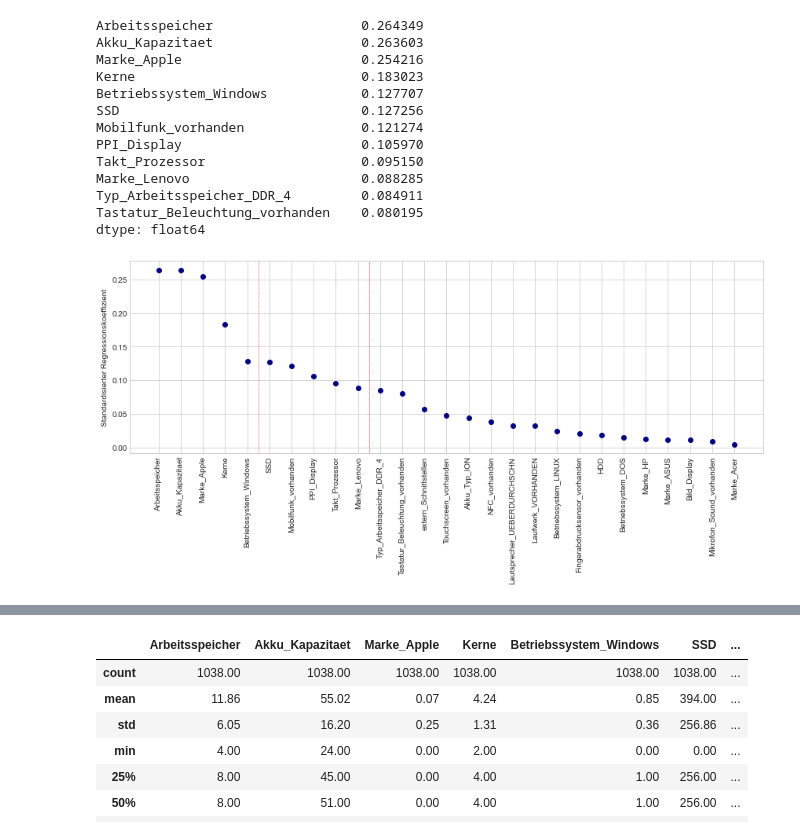
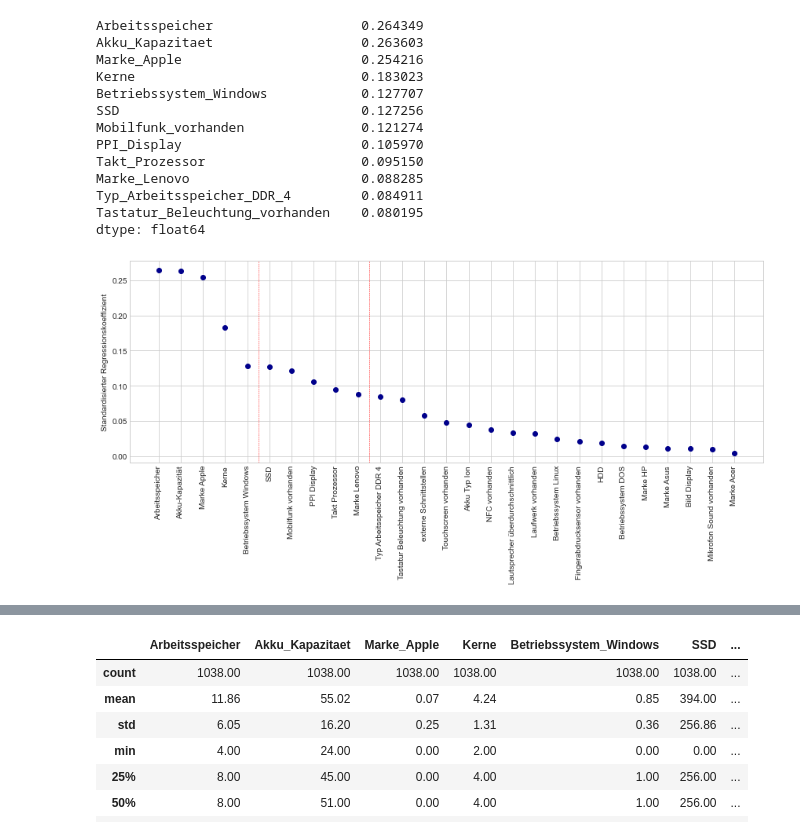
Before and after one commit to Zin9zan9/Stat_Seminar, a Jupyter notebook: ols_prep.ipynb, the cells around one changed output, grey strips where cells are left out. Saved outputs shown, nothing was run; the diff lists cells and outputs as text; code cells hidden in the pictures.

```diff
--- a/ols_prep.ipynb
+++ b/ols_prep.ipynb
@@ -180,25 +228,33 @@ dtype: float64
 # %%
 # plt.style.use('ggplot')
 plt.style.use('seaborn-whitegrid')
 # Sort the standardized_coefs in descending order
 sorted_coefs = standardized_coefs.sort_values(ascending=False)
+sorted_coefs = sorted_coefs.rename(lambda x: x.replace('_', ' '))
+sorted_coefs = sorted_coefs.rename({'Akku Typ ION': 'Akku Typ Ion',
+                                    'Lautsprecher UEBERDURCHSCHN': 'Lautsprecher überdurchschnittlich',
+                                    'Laufwerk VORHANDEN': 'Laufwerk vorhanden',
+                                    'Betriebssystem LINUX': 'Betriebssystem Linux',
+                                    'Marke ASUS': 'Marke Asus',
+                                    'Akku Kapazitaet': 'Akku-Kapazität',
+                                    'extern Schnittstellen': 'externe Schnittstellen'})
 
 # Plot the absolute values of coefficients as points with labels
 plt.figure(figsize=(12, 6))
 plt.scatter(sorted_coefs.index, sorted_coefs.values, marker='o', color='darkblue')
 plt.ylabel('Standardisierter Regressionskoeffizient')
 plt.xticks(rotation=90)
 
 # Add labels to each point
 # for i, (variable, coef) in enumerate(zip(sorted_coefs.index, sorted_coefs.values)):
 #     plt.text(i, coef, f'{variable}\n{coef:.3f}', ha='center', va='bottom', rotation=45, fontsize=8)
 
 plt.axvline(x=4.5, color='red', linestyle='--', linewidth = 0.5)
 plt.axvline(x=9.5, color='red', linestyle='--', linewidth = 0.5)
 
 plt.grid(True)
 plt.tight_layout()
 plt.savefig('std_regressionskoeffizienten.pdf')
 plt.show()
 # %% [output]
-[figure, old version]
+[figure, new version]
```
Also changed, not shown: parts of 11 cells of this notebook, 5 other files.
